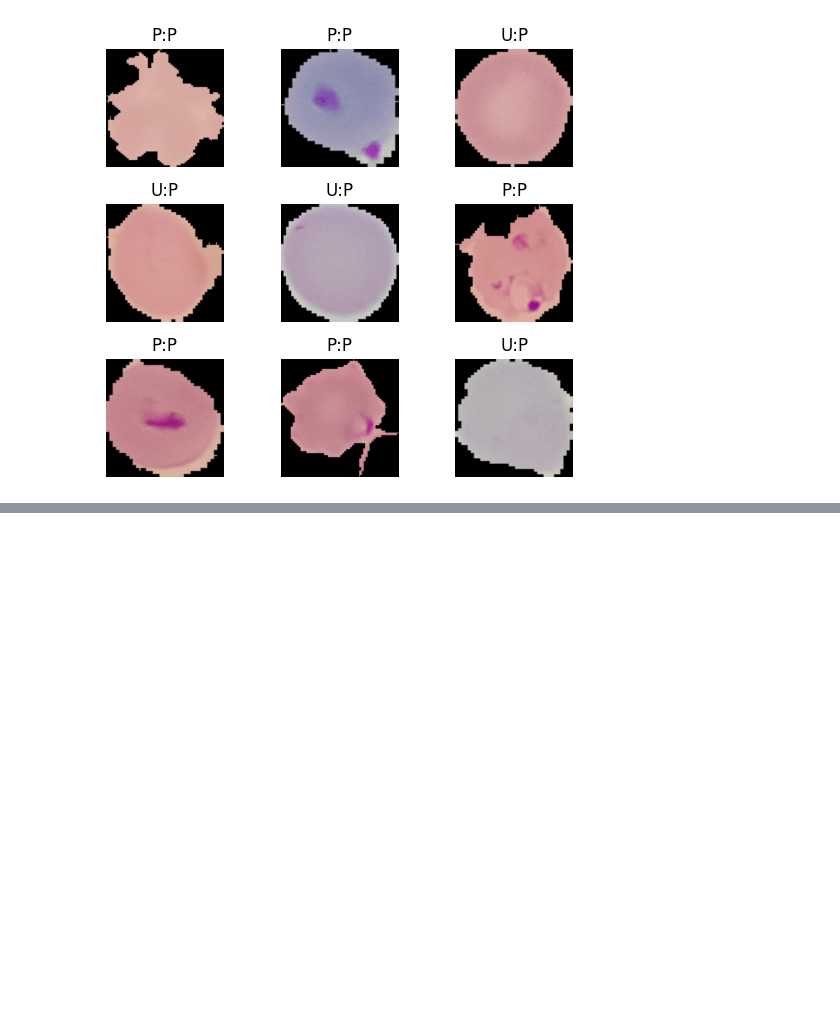
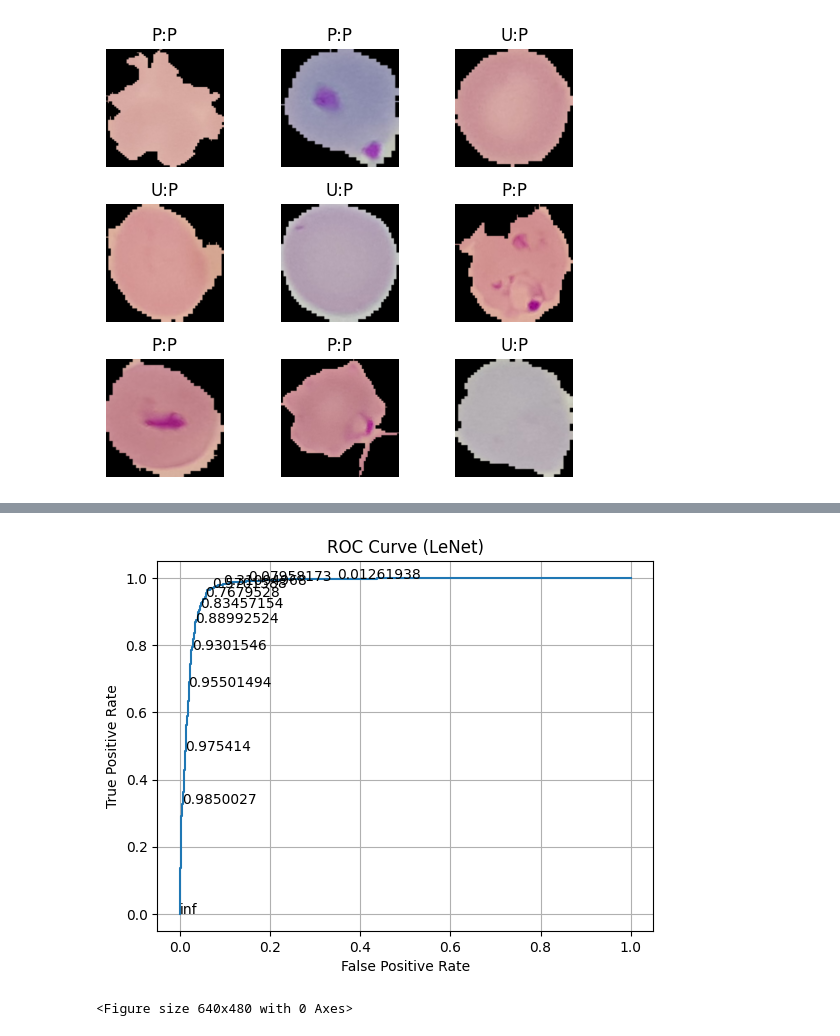
Before and after one commit to HridayNagrani0/Vision, a Jupyter notebook: Malaria Detection.ipynb, the cells around one changed output, grey strips where cells are left out. Drawn from its saved outputs; the diff is of its cells as text; code cells hidden in the pictures; blank space fills up the shorter version.

```diff
--- a/Malaria Detection.ipynb
+++ b/Malaria Detection.ipynb
@@ -516,0 +569,13 @@ for i, (image, label) in enumerate(test_dataset.take(9)):
+# %%
+plt.plot(fp,tp)
+plt.title("ROC Curve (LeNet)")
+plt.xlabel("False Positive Rate")
+plt.ylabel("True Positive Rate")
+for i in range(0,len(fp),20):
+    plt.text(fp[i],tp[i],th[i])
+plt.grid(True)
+plt.show()
+plt.tight_layout()
+# %% [output]
+[figure, added]
+<Figure size 640x480 with 0 Axes>
```
Also changed, not shown: parts of 11 cells of this notebook.
